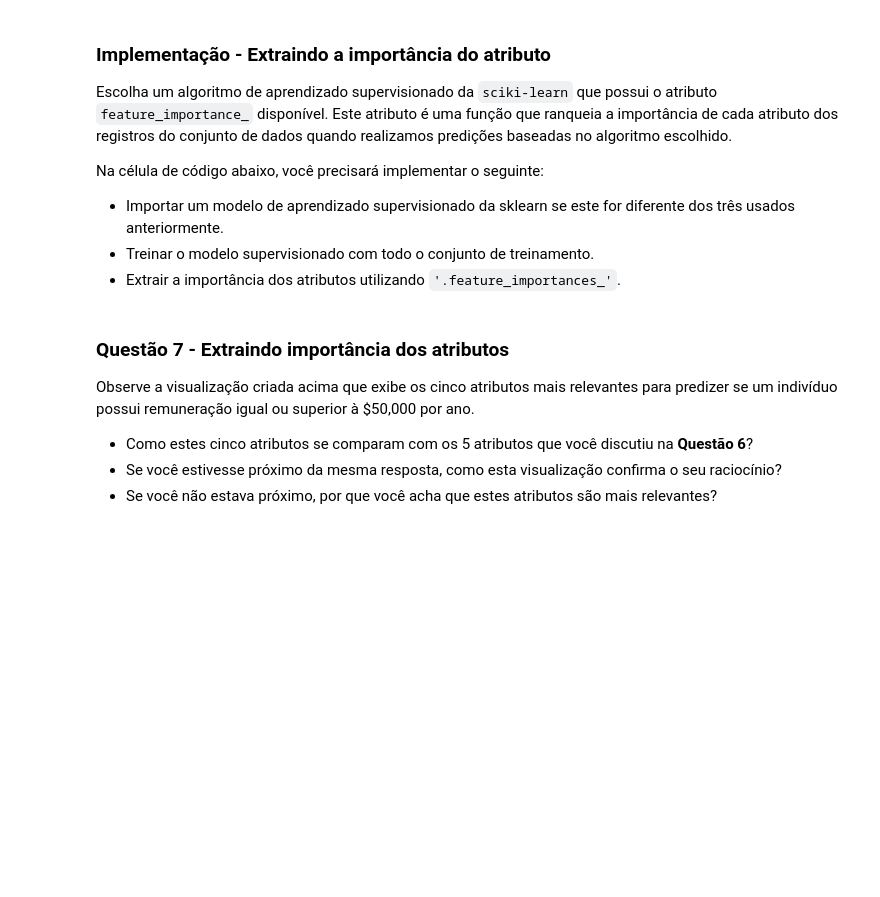
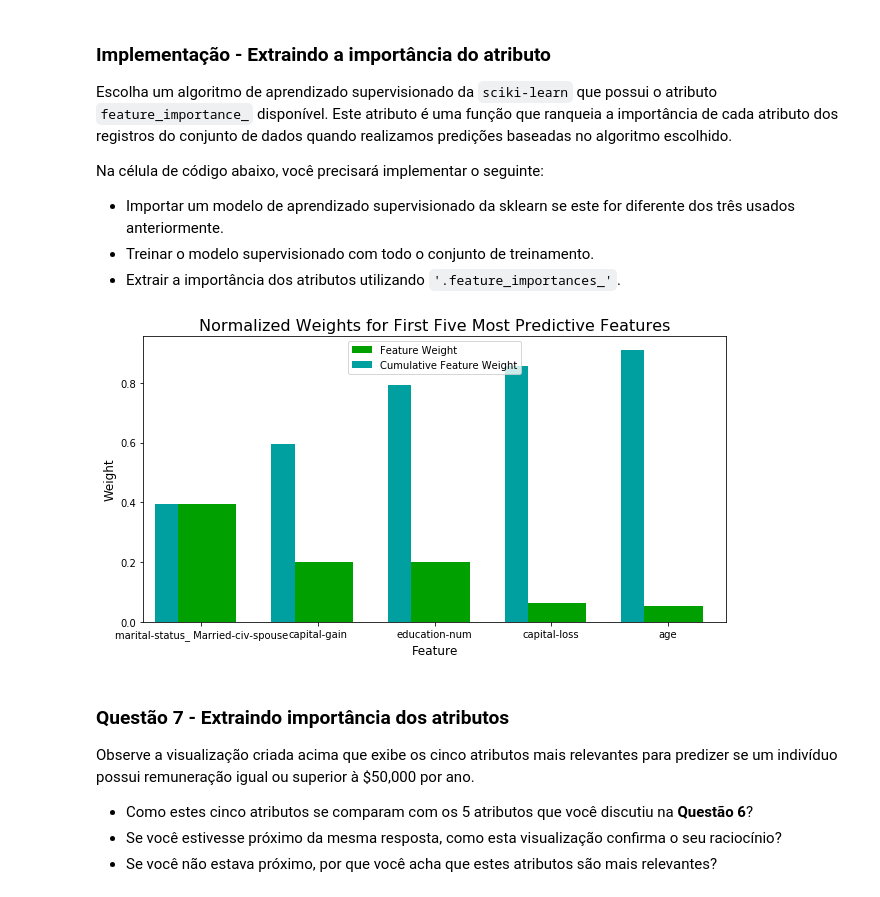
Before and after one commit to whrocha/udacity_udacity_CharityML_project, a Jupyter notebook: finding_donors_PT.ipynb, the cells around one changed output. Drawn from its saved outputs; the diff is of its cells as text; code cells hidden in the pictures; blank space fills up the shorter version.

```diff
--- a/finding_donors_PT.ipynb
+++ b/finding_donors_PT.ipynb
@@ -571,15 +576,17 @@ Na célula de código abaixo, você precisará implementar o seguinte:
 # %%
 # TODO: Importar um modelo de aprendizado supervisionado que tenha 'feature_importances_'
 
 
 # TODO: Treinar o modelo utilizando o conjunto de treinamento com .fit(X_train, y_train)
-model = None
+model = GradientBoostingClassifier().fit(X_train, y_train)
 
 # TODO: Extrair a importância dos atributos utilizando .feature_importances_
-importances = None
+importances = model.feature_importances_
 
 # Plotar
 vs.feature_plot(importances, X_train, y_train)
+# %% [output]
+[figure, added]
 # %% [markdown]
 ### Questão 7 - Extraindo importância dos atributos
 
```
Also changed, not shown: parts of 7 cells of this notebook.
